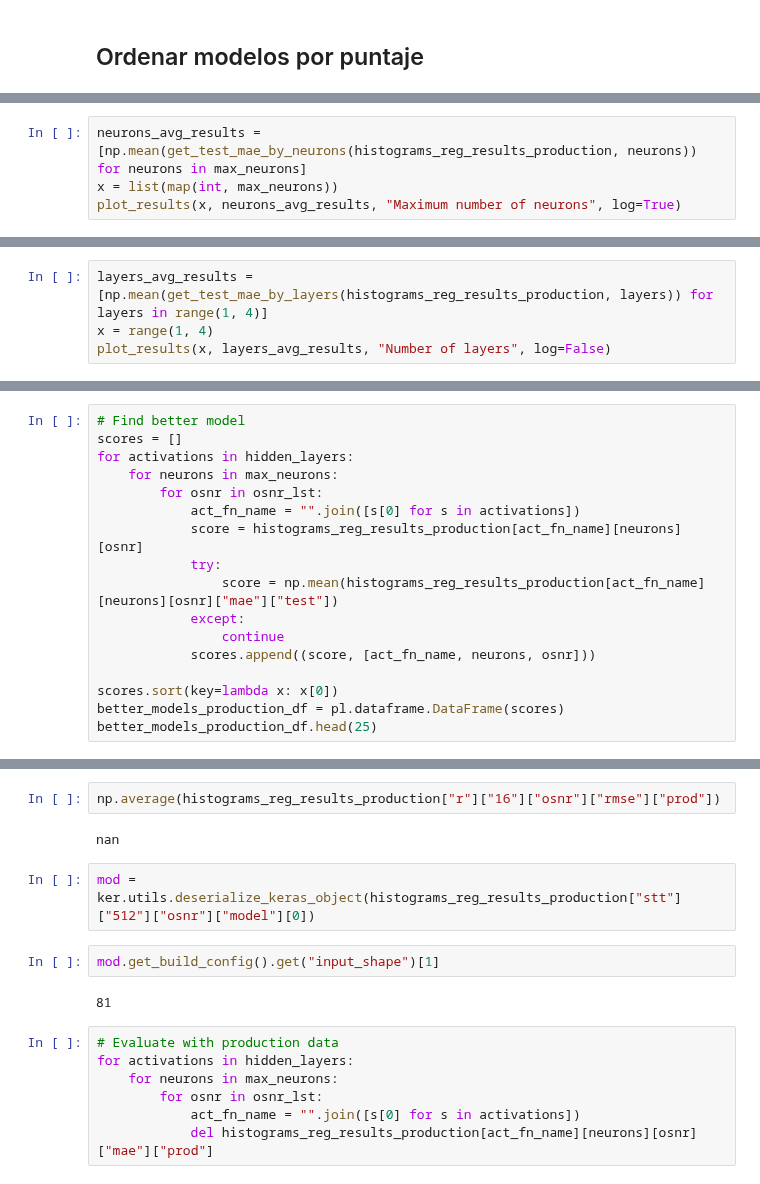
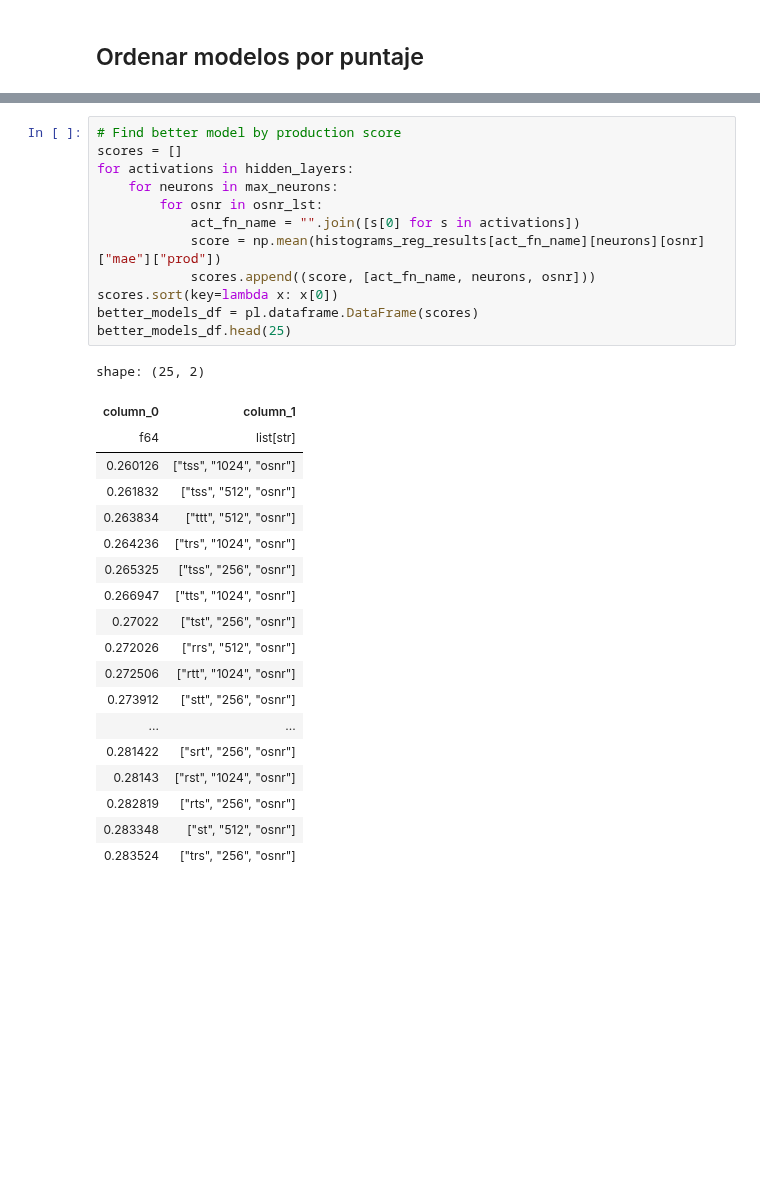
Before and after one commit to jjgranadat/Semillero_SOFA, a Jupyter notebook: ICI_Project/Codes/Histograms/Histograms_Regression.ipynb, the cells around one changed output, grey strips where cells are left out. Cells and saved outputs as stored; diff of their text form; blank space fills up the shorter version.

Commit message:
[Bugfix] Replaced production testing to be inside model training
Signed-off-by: cesara.montoya1 <cesara.montoya1@udea.edu.co>

```diff
--- a/ICI_Project/Codes/Histograms/Histograms_Regression.ipynb
+++ b/ICI_Project/Codes/Histograms/Histograms_Regression.ipynb
@@ -855,4 +739,0 @@ KeyboardInterrupt:
-# %%
-neurons_avg_results = [np.mean(get_test_mae_by_neurons(histograms_reg_results_production, neurons)) for neurons in max_neurons]
-x = list(map(int, max_neurons))
-plot_results(x, neurons_avg_results, "Maximum number of neurons", log=True)
@@ -861,4 +739,0 @@ plot_results(x, neurons_avg_results, "Maximum number of neurons", log=True)
-# %%
-layers_avg_results = [np.mean(get_test_mae_by_layers(histograms_reg_results_production, layers)) for layers in range(1, 4)]
-x = range(1, 4)
-plot_results(x, layers_avg_results, "Number of layers", log=False)
@@ -874,17 +739,0 @@ Con OSNR  Sin OSNR
-# %%
-# Find better model
-scores = []
-for activations in hidden_layers:
-    for neurons in max_neurons:
-        for osnr in osnr_lst:
-            act_fn_name = "".join([s[0] for s in activations])
-            score = histograms_reg_results_production[act_fn_name][neurons][osnr]
-            try:
-                score = np.mean(histograms_reg_results_production[act_fn_name][neurons][osnr]["mae"]["test"])
-            except:
-                continue
-            scores.append((score, [act_fn_name, neurons, osnr]))
-
-scores.sort(key=lambda x: x[0])
-better_models_production_df = pl.dataframe.DataFrame(scores)
-better_models_production_df.head(25)
@@ -1032,17 +740,32 @@ KeyboardInterrupt:
-# %%
-np.average(histograms_reg_results_production["r"]["16"]["osnr"]["rmse"]["prod"])
-# %% [output]
-nan
-# %%
-mod = ker.utils.deserialize_keras_object(histograms_reg_results_production["stt"]["512"]["osnr"]["model"][0])
-# %%
-mod.get_build_config().get("input_shape")[1]
-# %% [output]
-81
-# %%
-# Evaluate with production data
-for activations in hidden_layers:
-    for neurons in max_neurons:
-        for osnr in osnr_lst:
-            act_fn_name = "".join([s[0] for s in activations])
-            del histograms_reg_results_production[act_fn_name][neurons][osnr]["mae"]["prod"]
+# %%
+# Find better model by production score
+scores = []
+for activations in hidden_layers:
+    for neurons in max_neurons:
+        for osnr in osnr_lst:
+            act_fn_name = "".join([s[0] for s in activations])
+            score = np.mean(histograms_reg_results[act_fn_name][neurons][osnr]["mae"]["prod"])
+            scores.append((score, [act_fn_name, neurons, osnr]))
+scores.sort(key=lambda x: x[0])
+better_models_df = pl.dataframe.DataFrame(scores)
+better_models_df.head(25)
+# %% [output]
+shape: (25, 2)
+| column_0 | column_1 |
+| f64 | list[str] |
+| 0.260126 | ["tss", "1024", "osnr"] |
+| 0.261832 | ["tss", "512", "osnr"] |
+| 0.263834 | ["ttt", "512", "osnr"] |
+| 0.264236 | ["trs", "1024", "osnr"] |
+| 0.265325 | ["tss", "256", "osnr"] |
+| 0.266947 | ["tts", "1024", "osnr"] |
+| 0.27022 | ["tst", "256", "osnr"] |
+| 0.272026 | ["rrs", "512", "osnr"] |
+| 0.272506 | ["rtt", "1024", "osnr"] |
+| 0.273912 | ["stt", "256", "osnr"] |
+| ... | ... |
+| 0.281422 | ["srt", "256", "osnr"] |
+| 0.28143 | ["rst", "1024", "osnr"] |
+| 0.282819 | ["rts", "256", "osnr"] |
+| 0.283348 | ["st", "512", "osnr"] |
+| 0.283524 | ["trs", "256", "osnr"] |
```
Also changed, not shown: parts of 29 cells of this notebook, 1 other file.
